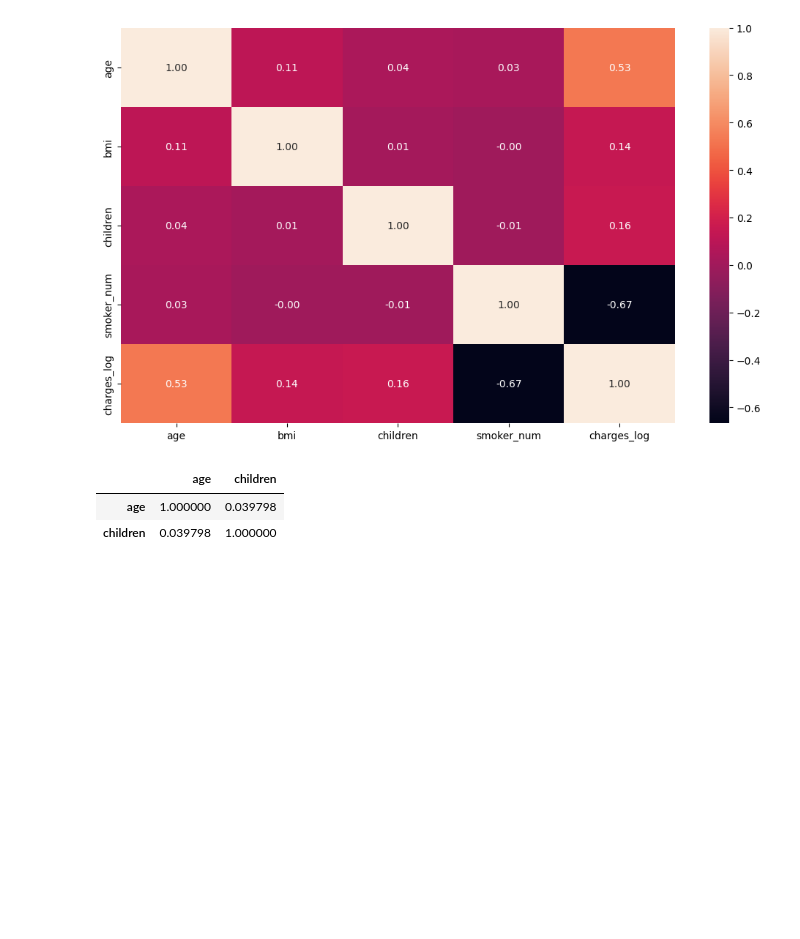
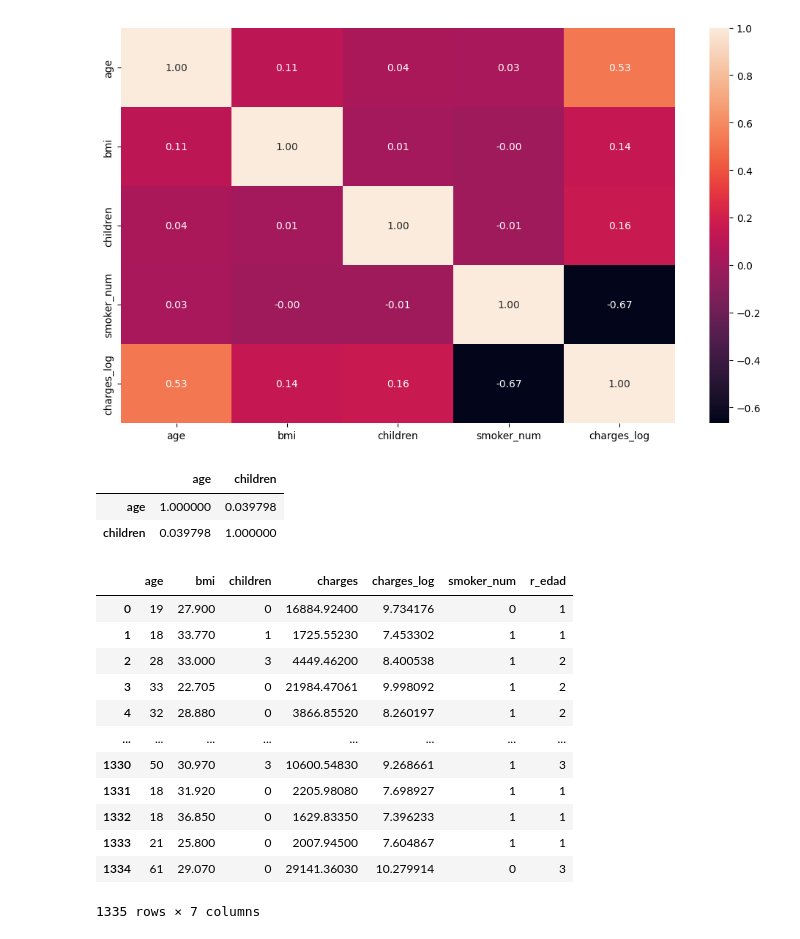
Before and after one commit to RmVa23/linear-regression, a Jupyter notebook: src/explore.ipynb, the cells around one changed output. Cells and saved outputs as stored; diff of their text form; code cells hidden in the pictures; blank space fills up the shorter version.

```diff
--- a/src/explore.ipynb
+++ b/src/explore.ipynb
@@ -476,3 +477,33 @@ data_p[['age', 'children']].corr()
 # que tenía una prima de seguro más baja que el otro sujeto atípico, que se encontraba en el límite del 'peso normal', siendo la variable
 # edad poco relevante ya que solo se llevaban 5 años de diferencia y ambos eran muy jóvenes, por lo que podríamos deducir que el alto IMC
 # del sujeto de 18 años se debe a una musculatura más desarrollada y no a una situación de obesidad severa.
+# %%
+# Categorización de la edad
+
+# 1 - muy joven
+# 2 - joven
+# 3 - mediana edad
+# 4 - anciano
+
+def rango_edad(edad):
+  if edad <= 25: return 1
+  elif 26 <= edad <= 45: return 2
+  elif 46 <= edad <= 70: return 3
+  else: return 4
+
+data_p['r_edad'] = data_p.age.apply(rango_edad)
+data_p
+# %% [output]
+|  | age | bmi | children | charges | charges_log | smoker_num | r_edad |
+| 0 | 19 | 27.900 | 0 | 16884.92400 | 9.734176 | 0 | 1 |
+| 1 | 18 | 33.770 | 1 | 1725.55230 | 7.453302 | 1 | 1 |
+| 2 | 28 | 33.000 | 3 | 4449.46200 | 8.400538 | 1 | 2 |
+| 3 | 33 | 22.705 | 0 | 21984.47061 | 9.998092 | 1 | 2 |
+| 4 | 32 | 28.880 | 0 | 3866.85520 | 8.260197 | 1 | 2 |
+| ... | ... | ... | ... | ... | ... | ... | ... |
+| 1330 | 50 | 30.970 | 3 | 10600.54830 | 9.268661 | 1 | 3 |
+| 1331 | 18 | 31.920 | 0 | 2205.98080 | 7.698927 | 1 | 1 |
+| 1332 | 18 | 36.850 | 0 | 1629.83350 | 7.396233 | 1 | 1 |
+| 1333 | 21 | 25.800 | 0 | 2007.94500 | 7.604867 | 1 | 1 |
+| 1334 | 61 | 29.070 | 0 | 29141.36030 | 10.279914 | 0 | 3 |
+1335 rows × 7 columns
```
Also changed, not shown: parts of 5 cells of this notebook.
